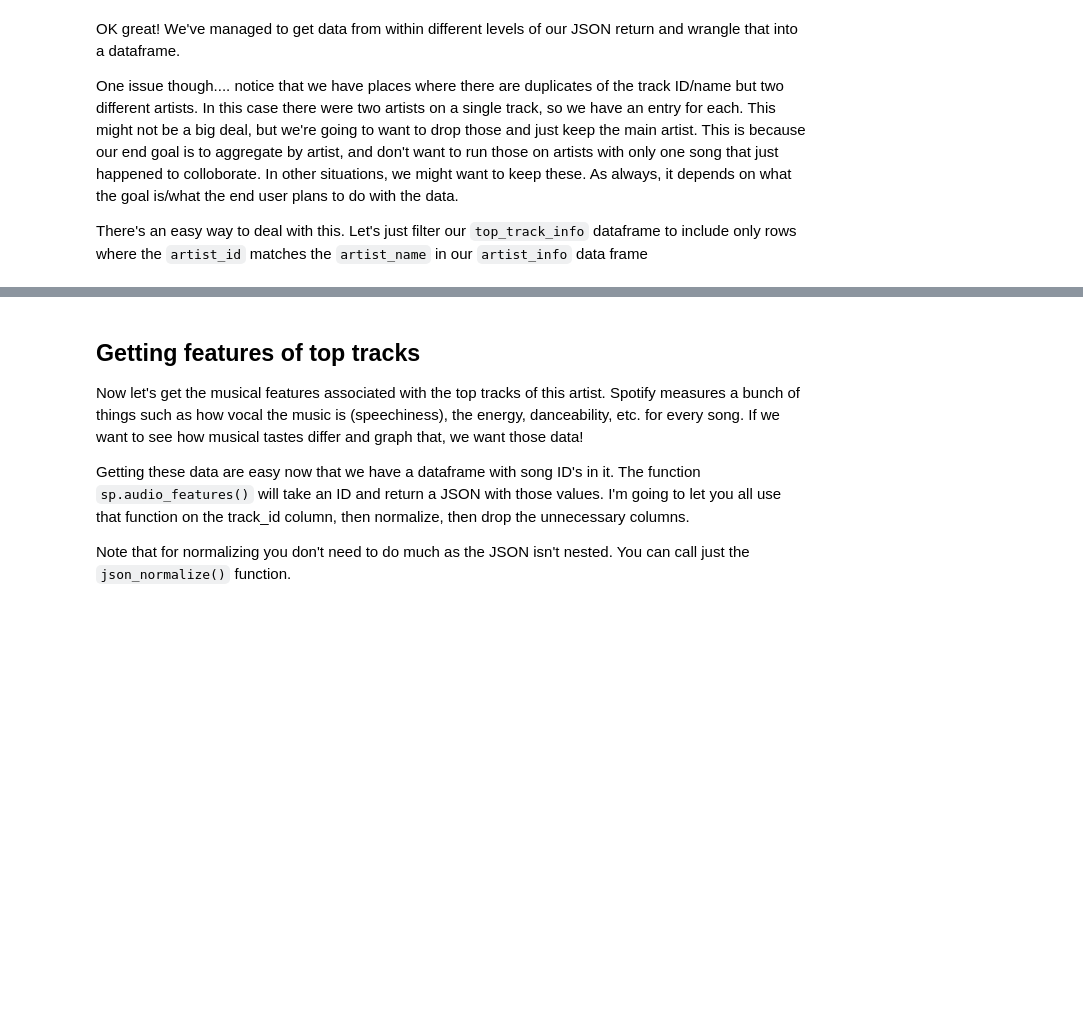
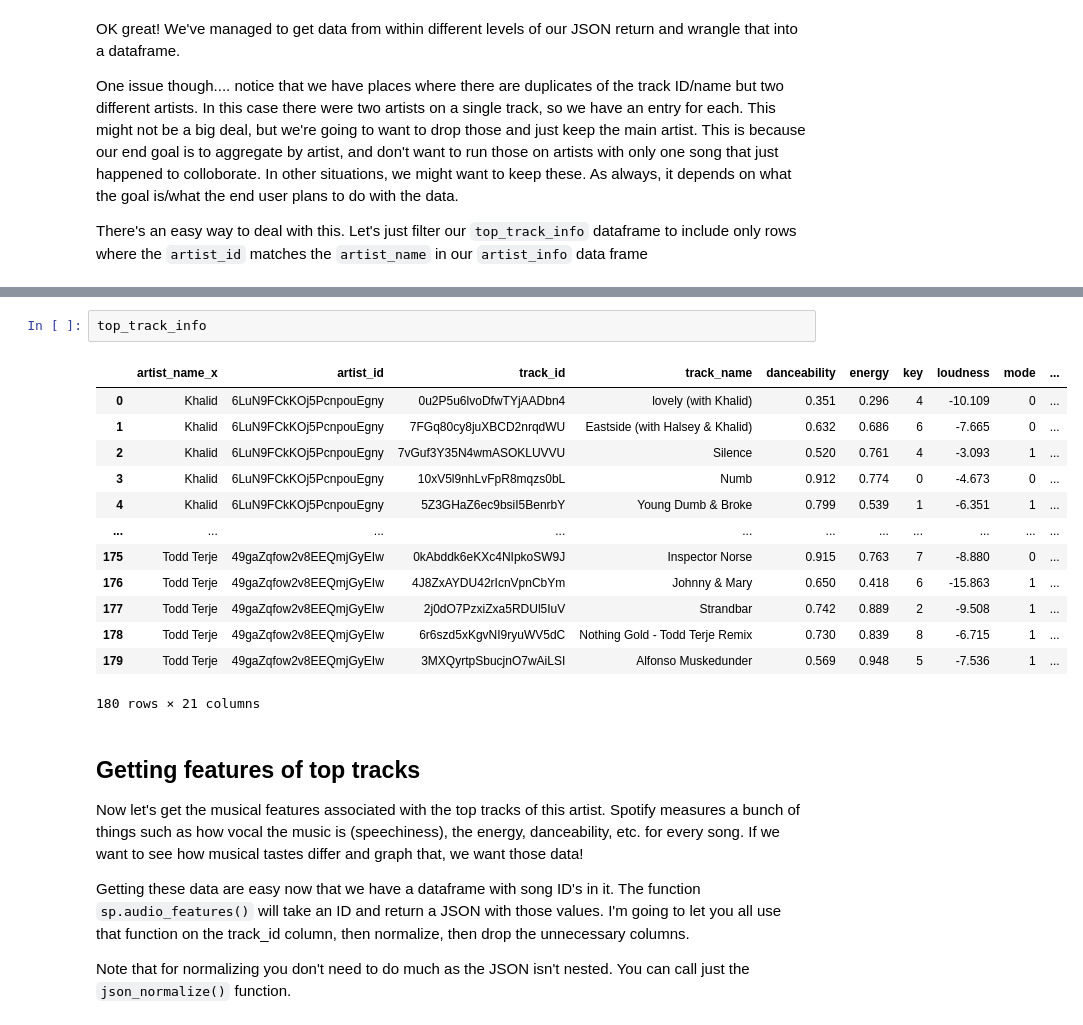
Before and after one commit to alostmathematician/ISTA-366, a Jupyter notebook: NB3_ISTA_322_flatten_transform_json.ipynb, the cells around one changed output, grey strips where cells are left out. Drawn from its saved outputs; the diff is of its cells as text; blank space fills up the shorter version.

```diff
--- a/NB3_ISTA_322_flatten_transform_json.ipynb
+++ b/NB3_ISTA_322_flatten_transform_json.ipynb
@@ -252,3 +393,19 @@ print('after: ' +  ', '.join(top_track_info['artist_name'].unique())) # after
+# %%
+top_track_info
+# %% [output]
+|  | artist_name_x | artist_id | track_id | track_name | danceability | energy | key | loudness | mode | ... |
+| 0 | Khalid | 6LuN9FCkKOj5PcnpouEgny | 0u2P5u6lvoDfwTYjAADbn4 | lovely (with Khalid) | 0.351 | 0.296 | 4 | -10.109 | 0 | ... |
+| 1 | Khalid | 6LuN9FCkKOj5PcnpouEgny | 7FGq80cy8juXBCD2nrqdWU | Eastside (with Halsey & Khalid) | 0.632 | 0.686 | 6 | -7.665 | 0 | ... |
+| 2 | Khalid | 6LuN9FCkKOj5PcnpouEgny | 7vGuf3Y35N4wmASOKLUVVU | Silence | 0.520 | 0.761 | 4 | -3.093 | 1 | ... |
+| 3 | Khalid | 6LuN9FCkKOj5PcnpouEgny | 10xV5l9nhLvFpR8mqzs0bL | Numb | 0.912 | 0.774 | 0 | -4.673 | 0 | ... |
+| 4 | Khalid | 6LuN9FCkKOj5PcnpouEgny | 5Z3GHaZ6ec9bsiI5BenrbY | Young Dumb & Broke | 0.799 | 0.539 | 1 | -6.351 | 1 | ... |
+| ... | ... | ... | ... | ... | ... | ... | ... | ... | ... | ... |
+| 175 | Todd Terje | 49gaZqfow2v8EEQmjGyEIw | 0kAbddk6eKXc4NIpkoSW9J | Inspector Norse | 0.915 | 0.763 | 7 | -8.880 | 0 | ... |
+| 176 | Todd Terje | 49gaZqfow2v8EEQmjGyEIw | 4J8ZxAYDU42rIcnVpnCbYm | Johnny & Mary | 0.650 | 0.418 | 6 | -15.863 | 1 | ... |
+| 177 | Todd Terje | 49gaZqfow2v8EEQmjGyEIw | 2j0dO7PzxiZxa5RDUl5IuV | Strandbar | 0.742 | 0.889 | 2 | -9.508 | 1 | ... |
+| 178 | Todd Terje | 49gaZqfow2v8EEQmjGyEIw | 6r6szd5xKgvNI9ryuWV5dC | Nothing Gold - Todd Terje Remix | 0.730 | 0.839 | 8 | -6.715 | 1 | ... |
+| 179 | Todd Terje | 49gaZqfow2v8EEQmjGyEIw | 3MXQyrtpSbucjnO7wAiLSI | Alfonso Muskedunder | 0.569 | 0.948 | 5 | -7.536 | 1 | ... |
+180 rows × 21 columns
 # %% [markdown]
 ## Getting features of top tracks
 
```
Also changed, not shown: parts of 61 cells of this notebook, 1 other file.
